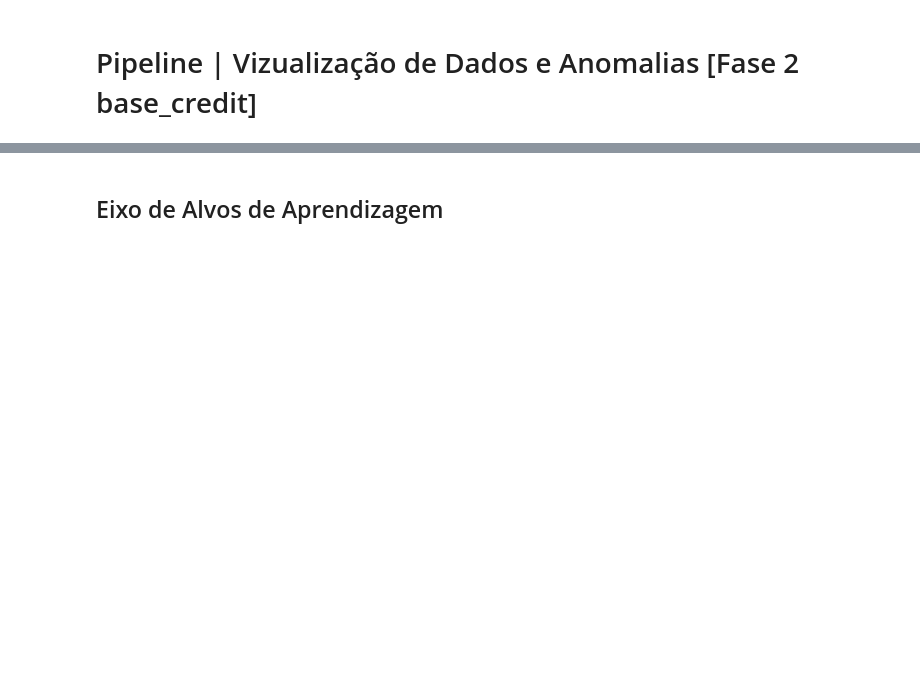
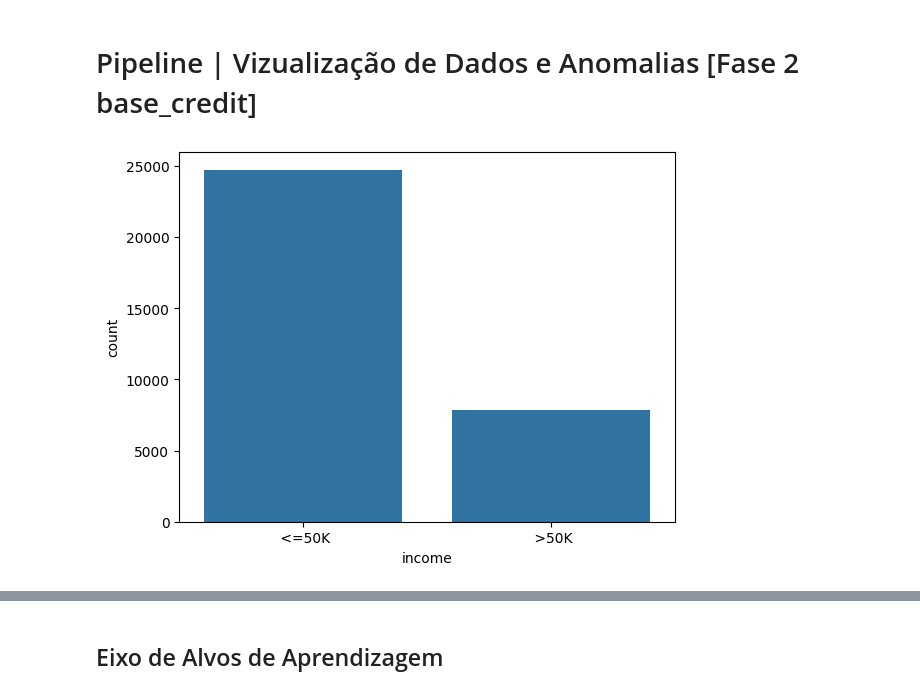
Before and after one commit to carolineolvs/am-t4-s1a2026, a Jupyter notebook: census0416_amt4.ipynb, the cells around one changed output, grey strips where cells are left out. Saved outputs shown, nothing was run; the diff lists cells and outputs as text; code cells hidden in the pictures; blank space fills up the shorter version.

```diff
--- a/census0416_amt4.ipynb
+++ b/census0416_amt4.ipynb
@@ -98,0 +89,4 @@ base_credit.loc[base_credit['loan'] < 0]
+# %%
+sns.countplot(x=base_census['income']);
+# %% [output]
+[figure, added]
```
Also changed, not shown: parts of 14 cells of this notebook.
